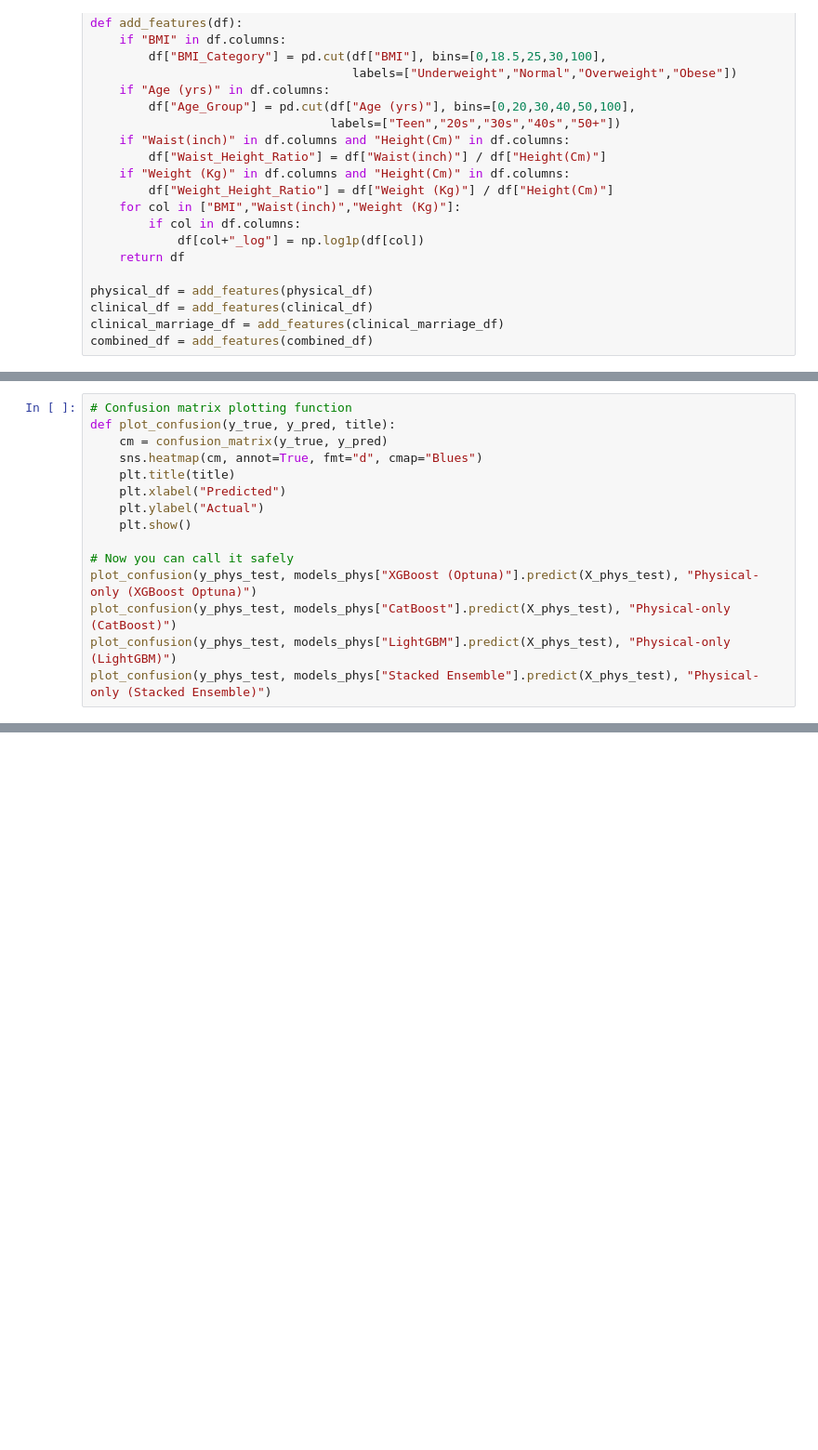
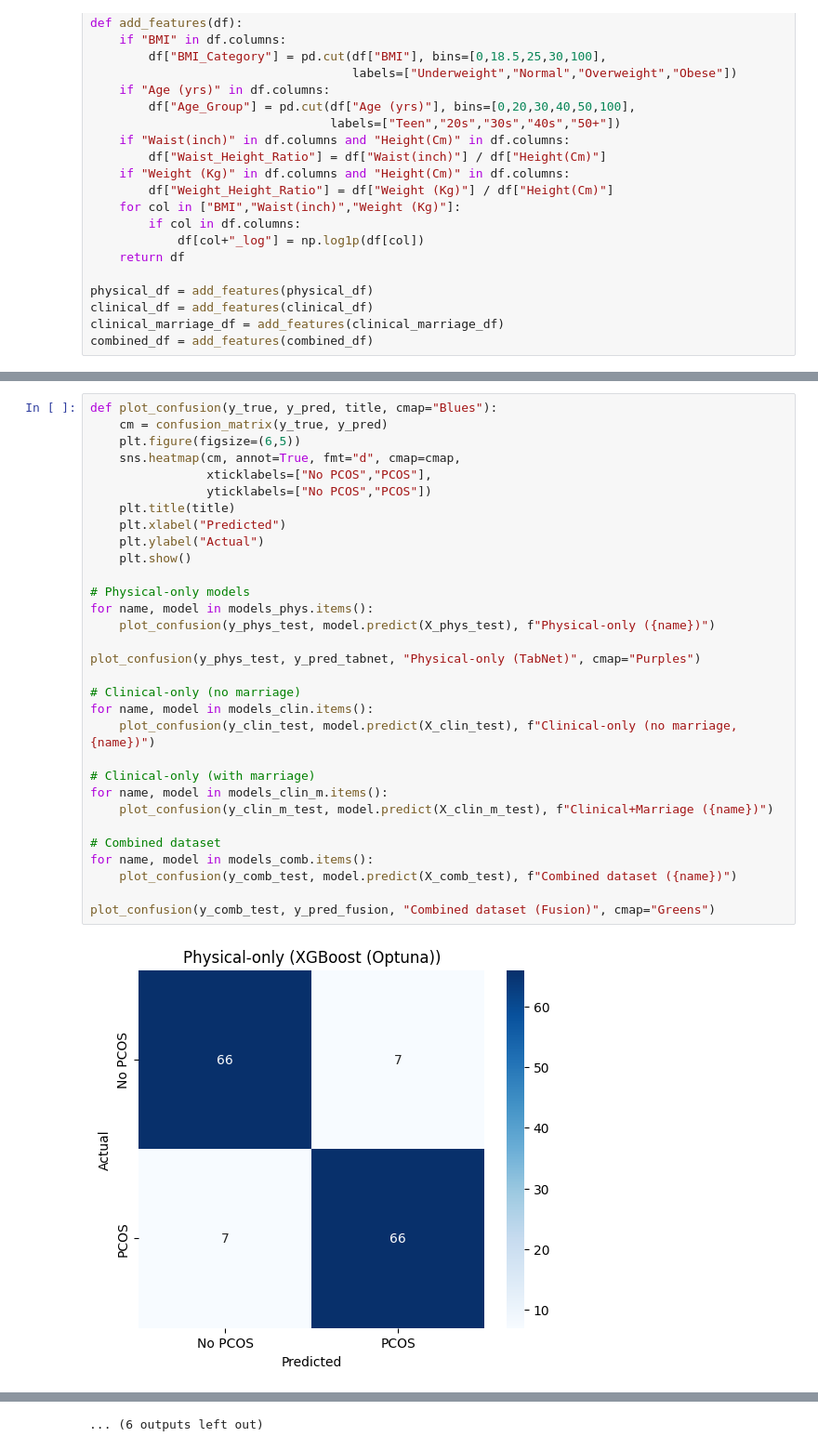
Before and after one commit to Yashikagoyal2105/ai-research-hub, a Jupyter notebook: early-pcos-risk-detection.ipynb, the cells around one changed output, grey strips where cells are left out. Shown at 93% size. Saved outputs shown, nothing was run; the diff lists cells and outputs as text; blank space fills up the shorter version.

```diff
--- a/early-pcos-risk-detection.ipynb
+++ b/early-pcos-risk-detection.ipynb
@@ -377,15 +122,0 @@ And if memory is not enough, you can set `force_col_wise=true`.
-# %%
-# Confusion matrix plotting function
-def plot_confusion(y_true, y_pred, title):
-    cm = confusion_matrix(y_true, y_pred)
-    sns.heatmap(cm, annot=True, fmt="d", cmap="Blues")
-    plt.title(title)
-    plt.xlabel("Predicted")
-    plt.ylabel("Actual")
-    plt.show()
-
-# Now you can call it safely
-plot_confusion(y_phys_test, models_phys["XGBoost (Optuna)"].predict(X_phys_test), "Physical-only (XGBoost Optuna)")
-plot_confusion(y_phys_test, models_phys["CatBoost"].predict(X_phys_test), "Physical-only (CatBoost)")
-plot_confusion(y_phys_test, models_phys["LightGBM"].predict(X_phys_test), "Physical-only (LightGBM)")
-plot_confusion(y_phys_test, models_phys["Stacked Ensemble"].predict(X_phys_test), "Physical-only (Stacked Ensemble)")
@@ -970,0 +540,33 @@ plt.show()
+# %%
+def plot_confusion(y_true, y_pred, title, cmap="Blues"):
+    cm = confusion_matrix(y_true, y_pred)
+    plt.figure(figsize=(6,5))
+    sns.heatmap(cm, annot=True, fmt="d", cmap=cmap,
+                xticklabels=["No PCOS","PCOS"],
+                yticklabels=["No PCOS","PCOS"])
+    plt.title(title)
+    plt.xlabel("Predicted")
+    plt.ylabel("Actual")
+    plt.show()
+
+# Physical-only models
+for name, model in models_phys.items():
+    plot_confusion(y_phys_test, model.predict(X_phys_test), f"Physical-only ({name})")
+
+plot_confusion(y_phys_test, y_pred_tabnet, "Physical-only (TabNet)", cmap="Purples")
+
+# Clinical-only (no marriage)
+for name, model in models_clin.items():
+    plot_confusion(y_clin_test, model.predict(X_clin_test), f"Clinical-only (no marriage, {name})")
+
+# Clinical-only (with marriage)
+for name, model in models_clin_m.items():
+    plot_confusion(y_clin_m_test, model.predict(X_clin_m_test), f"Clinical+Marriage ({name})")
+
+# Combined dataset
+for name, model in models_comb.items():
+    plot_confusion(y_comb_test, model.predict(X_comb_test), f"Combined dataset ({name})")
+
+plot_confusion(y_comb_test, y_pred_fusion, "Combined dataset (Fusion)", cmap="Greens")
+# %% [output]
+[figure, added]
@@ -970,0 +584 @@ plt.show()
+... (6 outputs left out)
```
Also changed, not shown: parts of 43 cells of this notebook.
